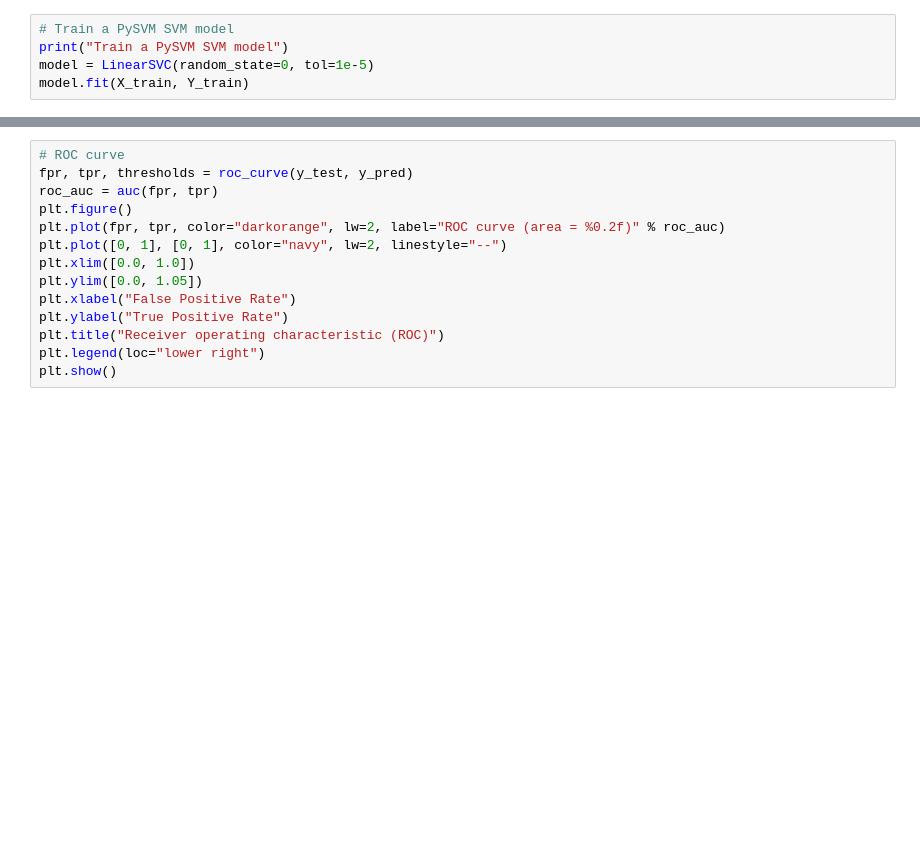
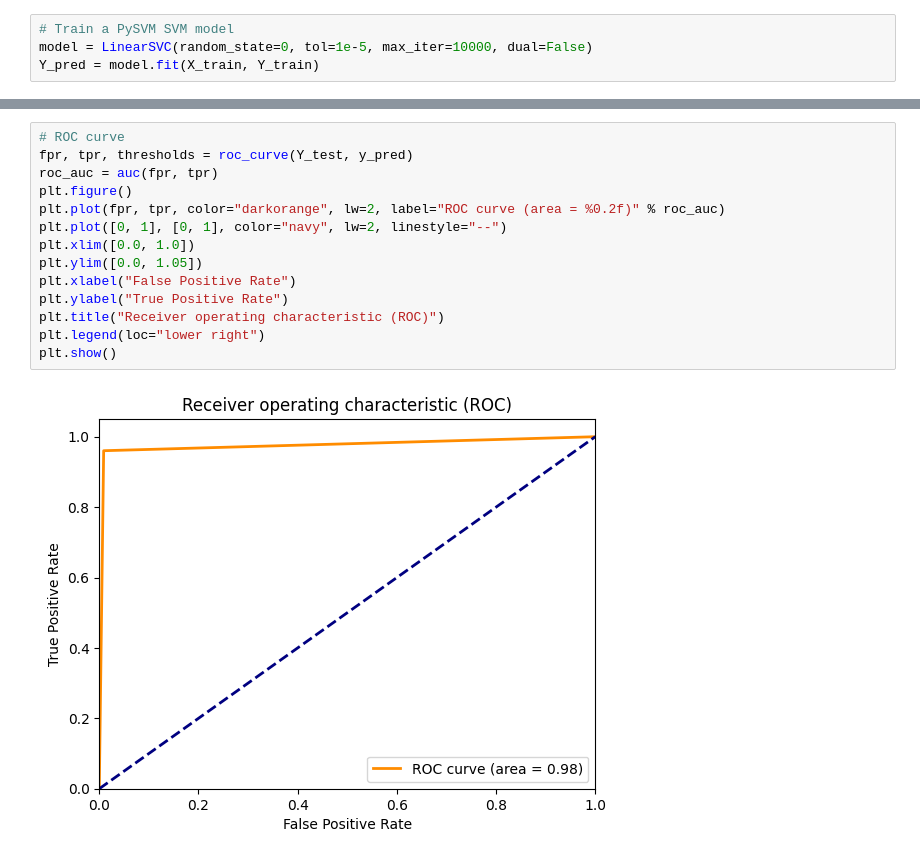
Before and after one commit to moriarais/AutomatingAnalysisModelsAndMisprediction, a Jupyter notebook: notebooks/svm/train_creditcard.ipynb, the cells around one changed output, grey strips where cells are left out. Saved outputs shown, nothing was run; the diff lists cells and outputs as text; blank space fills up the shorter version.

```diff
--- a/notebooks/svm/train_creditcard.ipynb
+++ b/notebooks/svm/train_creditcard.ipynb
@@ -124,5 +196,4 @@ y_pred = model.predict(X_h2o).as_data_frame().values.flatten()
 # %%
 # Train a PySVM SVM model
-print("Train a PySVM SVM model")
-model = LinearSVC(random_state=0, tol=1e-5)
-model.fit(X_train, Y_train)
+model = LinearSVC(random_state=0, tol=1e-5, max_iter=10000, dual=False)
+Y_pred = model.fit(X_train, Y_train)
@@ -147,14 +227,16 @@ plt.show()
 # %%
 # ROC curve
-fpr, tpr, thresholds = roc_curve(y_test, y_pred)
+fpr, tpr, thresholds = roc_curve(Y_test, y_pred)
 roc_auc = auc(fpr, tpr)
 plt.figure()
 plt.plot(fpr, tpr, color="darkorange", lw=2, label="ROC curve (area = %0.2f)" % roc_auc)
 plt.plot([0, 1], [0, 1], color="navy", lw=2, linestyle="--")
 plt.xlim([0.0, 1.0])
 plt.ylim([0.0, 1.05])
 plt.xlabel("False Positive Rate")
 plt.ylabel("True Positive Rate")
 plt.title("Receiver operating characteristic (ROC)")
 plt.legend(loc="lower right")
 plt.show()
+# %% [output]
+[figure, added]
```
Also changed, not shown: parts of 16 cells of this notebook, 7 other files.
